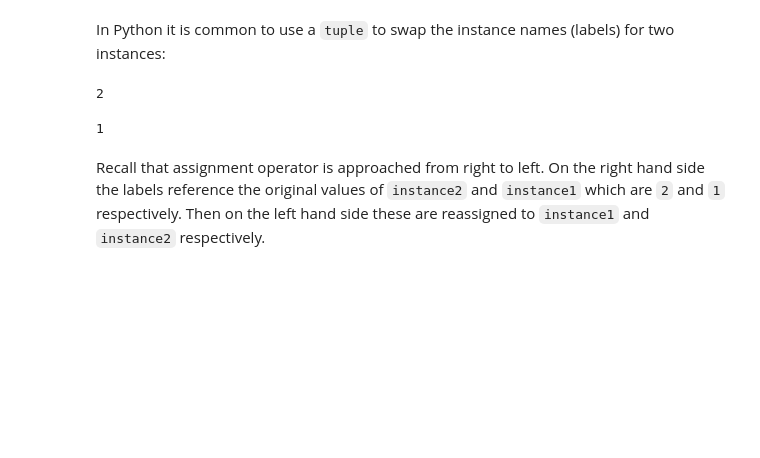
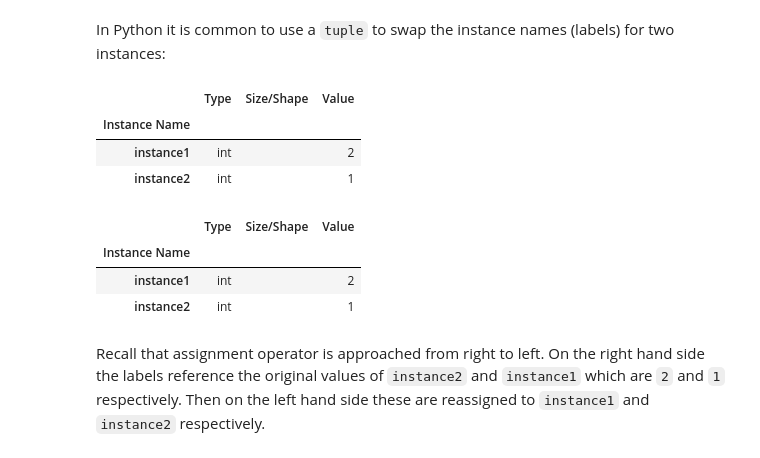
Before and after one commit to PhilipYip1988/python-notebooks, a Jupyter notebook: builtins_module_tuple/notebook.ipynb, the cells around one changed output. Saved outputs shown, nothing was run; the diff lists cells and outputs as text; code cells hidden in the pictures; blank space fills up the shorter version.

````diff
--- a/builtins_module_tuple/notebook.ipynb
+++ b/builtins_module_tuple/notebook.ipynb
@@ -819,16 +714,22 @@
 # %%
 instance1 = 1
 instance2 = 2
+# %%
+variables().loc[['instance1', 'instance2']]
+# %% [output]
+|  | Type | Size/Shape | Value |
+| Instance Name |  |  |  |
+| instance1 | int |  | 2 |
+| instance2 | int |  | 1 |
 # %%
 (instance1, instance2) = (instance2, instance1)
-# %%
-instance1
-# %% [output]
-2
-# %%
-instance2
-# %% [output]
-1
+# %%
+variables().loc[['instance1', 'instance2']]
+# %% [output]
+|  | Type | Size/Shape | Value |
+| Instance Name |  |  |  |
+| instance1 | int |  | 2 |
+| instance2 | int |  | 1 |
 # %% [markdown]
 Recall that assignment operator is approached from right to left. On the right hand side the labels reference the original values of ```instance2``` and ```instance1``` which are ```2``` and ```1``` respectively. Then on the left hand side these are reassigned to ```instance1``` and ```instance2``` respectively.
 # %% [markdown]
````
Also changed, not shown: parts of 155 cells of this notebook, 5 other files.
